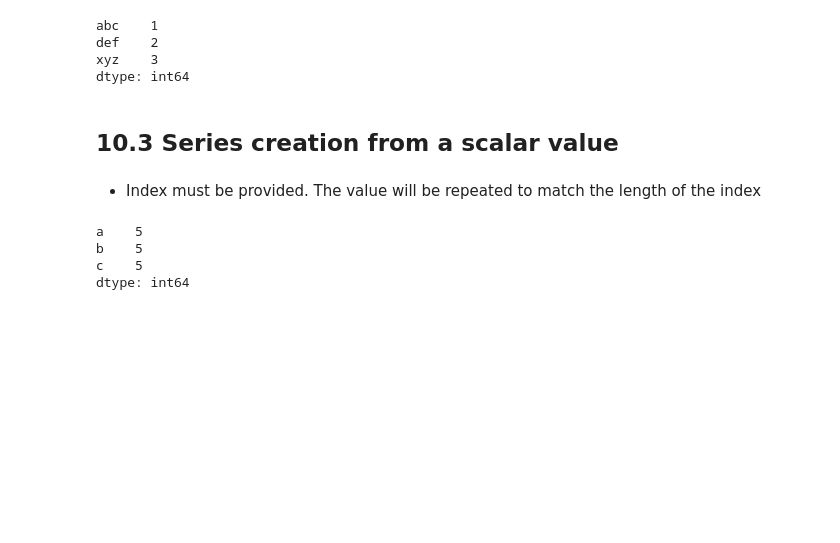
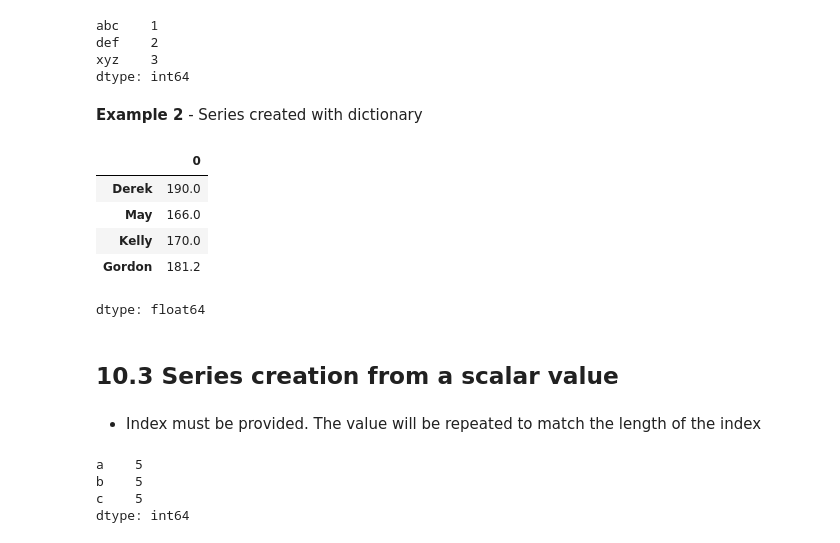
Before and after one commit to ricky319ufo/Week1-Intro-to-Python-Ricky, a Jupyter notebook: Introduction_to_Python.ipynb, the cells around one changed output. Saved outputs shown, nothing was run; the diff lists cells and outputs as text; code cells hidden in the pictures; blank space fills up the shorter version.

```diff
--- a/Introduction_to_Python.ipynb
+++ b/Introduction_to_Python.ipynb
@@ -957,6 +971,18 @@ abc    1
 def    2
 xyz    3
 dtype: int64
+# %% [markdown]
+**Example 2** - Series created with dictionary
+# %%
+Height = {'Derek': 190, 'May': 166, 'Kelly': 170, 'Gordon': 181.2}
+pd.Series(Height)
+# %% [output]
+|  | 0 |
+| Derek | 190.0 |
+| May | 166.0 |
+| Kelly | 170.0 |
+| Gordon | 181.2 |
+dtype: float64
 # %% [markdown]
 ## 10.3 Series creation from a scalar value
 # %% [markdown]
```
Also changed, not shown: parts of 17 cells of this notebook.
